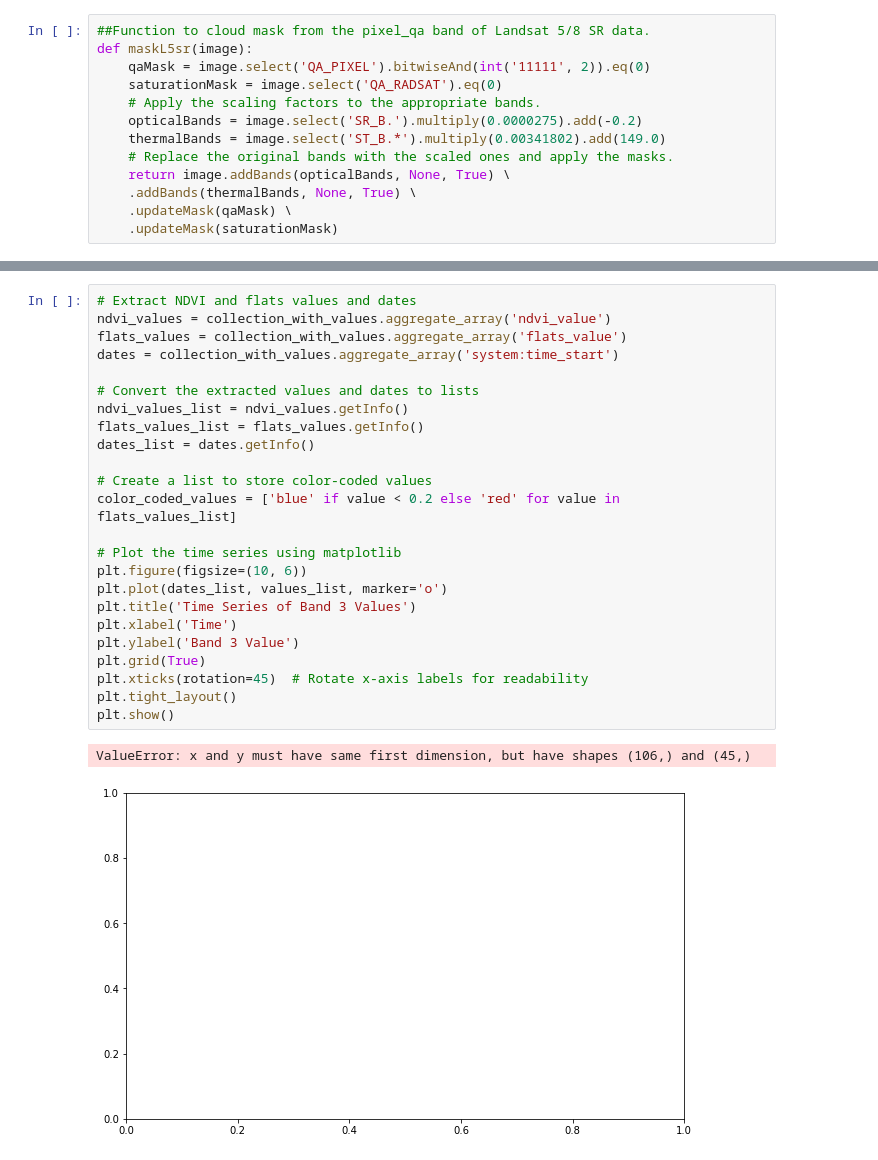
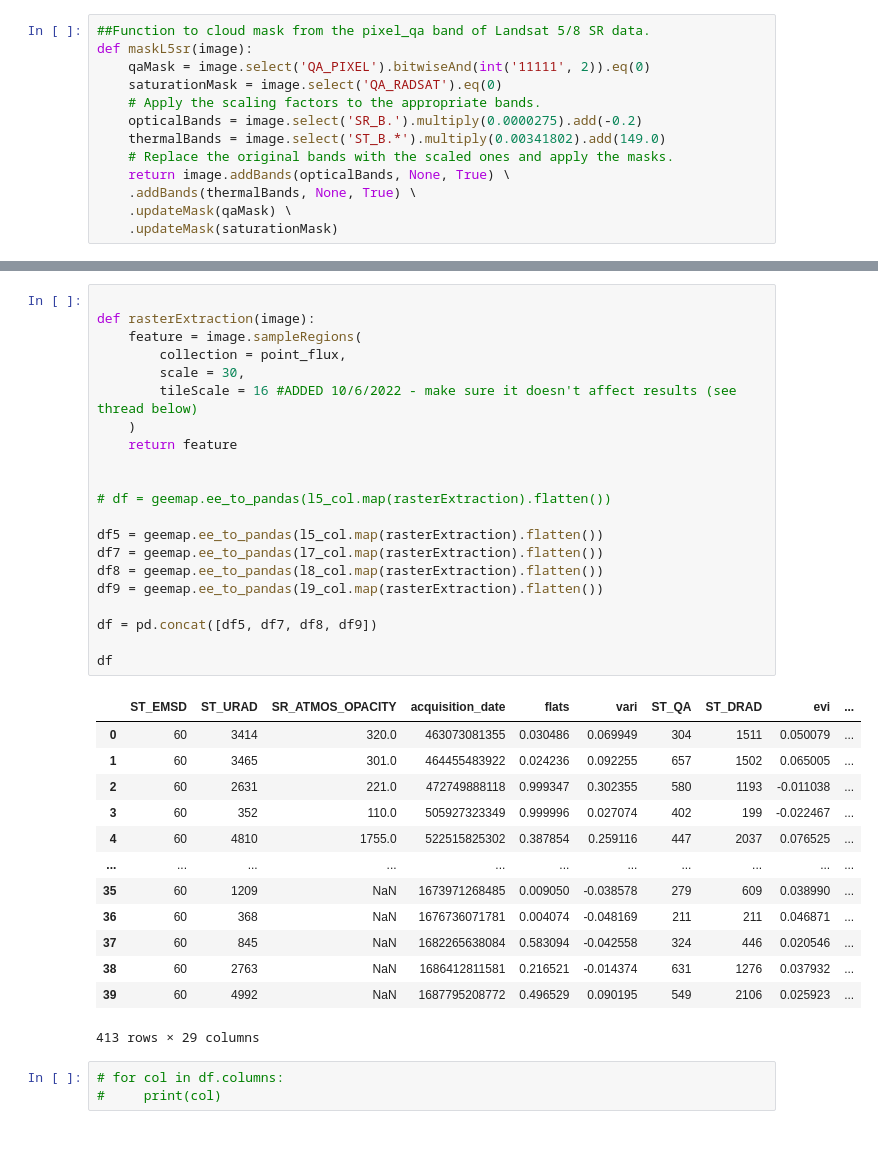
Before and after one commit to asajulien/PhD, a Jupyter notebook: Jupyter/Flats work/Single point FLATs extraction.ipynb, the cells around one changed output, grey strips where cells are left out. Cells and saved outputs as stored; diff of their text form.

```diff
--- a/Jupyter/Flats work/Single point FLATs extraction.ipynb
+++ b/Jupyter/Flats work/Single point FLATs extraction.ipynb
@@ -365,27 +332,38 @@ collection_with_values = collection.map(extract_values)
-# %%
-# Extract NDVI and flats values and dates
-ndvi_values = collection_with_values.aggregate_array('ndvi_value')
-flats_values = collection_with_values.aggregate_array('flats_value')
-dates = collection_with_values.aggregate_array('system:time_start')
-
-# Convert the extracted values and dates to lists
-ndvi_values_list = ndvi_values.getInfo()
-flats_values_list = flats_values.getInfo()
-dates_list = dates.getInfo()
-
-# Create a list to store color-coded values
-color_coded_values = ['blue' if value < 0.2 else 'red' for value in flats_values_list]
-
-# Plot the time series using matplotlib
-plt.figure(figsize=(10, 6))
-plt.plot(dates_list, values_list, marker='o')
-plt.title('Time Series of Band 3 Values')
-plt.xlabel('Time')
-plt.ylabel('Band 3 Value')
-plt.grid(True)
-plt.xticks(rotation=45)  # Rotate x-axis labels for readability
-plt.tight_layout()
-plt.show()
-# %% [output]
-ValueError: x and y must have same first dimension, but have shapes (106,) and (45,)
-[figure, removed]
+# %%
+
+def rasterExtraction(image):
+    feature = image.sampleRegions(
+        collection = point_flux,
+        scale = 30,
+        tileScale = 16 #ADDED 10/6/2022 - make sure it doesn't affect results (see thread below)
+    )
+    return feature
+
+
+# df = geemap.ee_to_pandas(l5_col.map(rasterExtraction).flatten())
+
+df5 = geemap.ee_to_pandas(l5_col.map(rasterExtraction).flatten())
+df7 = geemap.ee_to_pandas(l7_col.map(rasterExtraction).flatten())
+df8 = geemap.ee_to_pandas(l8_col.map(rasterExtraction).flatten())
+df9 = geemap.ee_to_pandas(l9_col.map(rasterExtraction).flatten())
+
+df = pd.concat([df5, df7, df8, df9])
+
+df
+# %% [output]
+|  | ST_EMSD | ST_URAD | SR_ATMOS_OPACITY | acquisition_date | flats | vari | ST_QA | ST_DRAD | evi | ... |
+| 0 | 60 | 3414 | 320.0 | 463073081355 | 0.030486 | 0.069949 | 304 | 1511 | 0.050079 | ... |
+| 1 | 60 | 3465 | 301.0 | 464455483922 | 0.024236 | 0.092255 | 657 | 1502 | 0.065005 | ... |
+| 2 | 60 | 2631 | 221.0 | 472749888118 | 0.999347 | 0.302355 | 580 | 1193 | -0.011038 | ... |
+| 3 | 60 | 352 | 110.0 | 505927323349 | 0.999996 | 0.027074 | 402 | 199 | -0.022467 | ... |
+| 4 | 60 | 4810 | 1755.0 | 522515825302 | 0.387854 | 0.259116 | 447 | 2037 | 0.076525 | ... |
+| ... | ... | ... | ... | ... | ... | ... | ... | ... | ... | ... |
+| 35 | 60 | 1209 | NaN | 1673971268485 | 0.009050 | -0.038578 | 279 | 609 | 0.038990 | ... |
+| 36 | 60 | 368 | NaN | 1676736071781 | 0.004074 | -0.048169 | 211 | 211 | 0.046871 | ... |
+| 37 | 60 | 845 | NaN | 1682265638084 | 0.583094 | -0.042558 | 324 | 446 | 0.020546 | ... |
+| 38 | 60 | 2763 | NaN | 1686412811581 | 0.216521 | -0.014374 | 631 | 1276 | 0.037932 | ... |
+| 39 | 60 | 4992 | NaN | 1687795208772 | 0.496529 | 0.090195 | 549 | 2106 | 0.025923 | ... |
+413 rows × 29 columns
+# %%
+# for col in df.columns:
+#     print(col)
```
Also changed, not shown: parts of 9 cells of this notebook, 7 other files.
